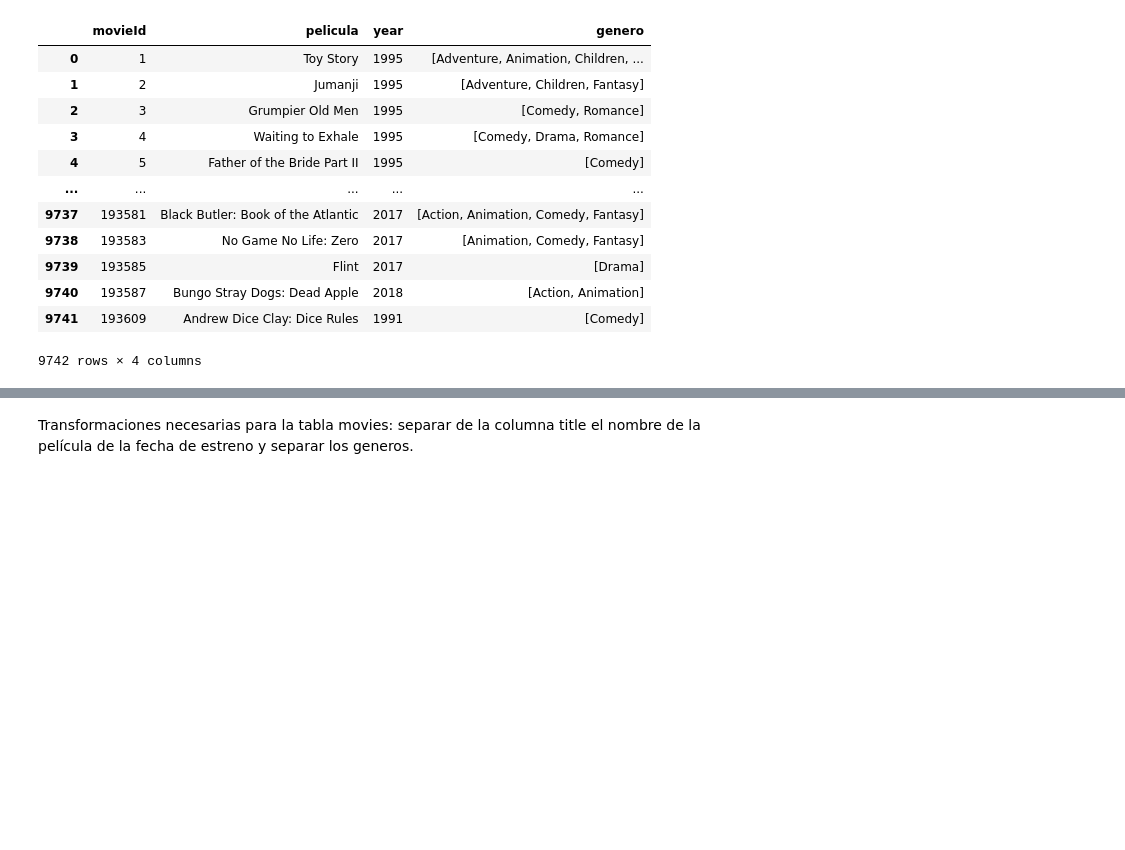
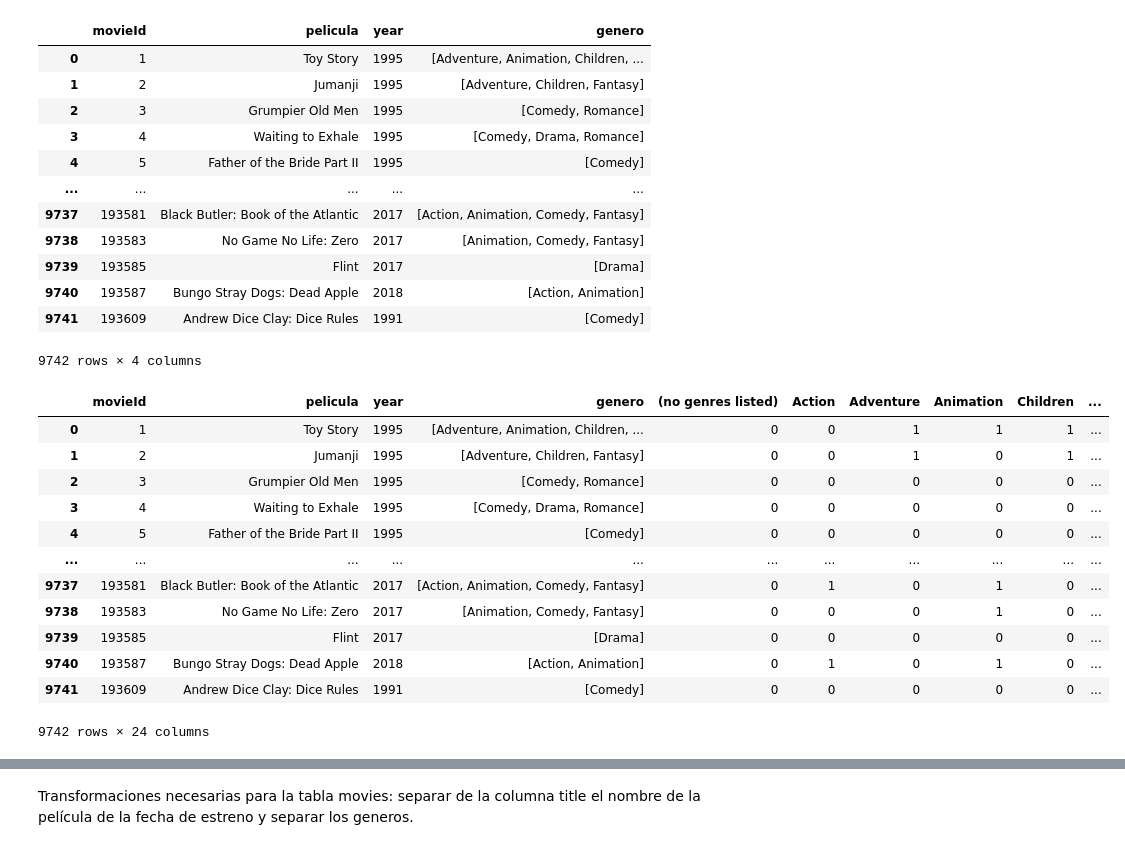
Before and after one commit to JuanCH94/Marketing, a Jupyter notebook: a_exploracion.ipynb, the cells around one changed output, grey strips where cells are left out. Cells and saved outputs as stored; diff of their text form; code cells hidden in the pictures; blank space fills up the shorter version.

Commit message:
Se realiza la separación de generos de la tabla movies

```diff
--- a/a_exploracion.ipynb
+++ b/a_exploracion.ipynb
@@ -9,7 +14,7 @@ import sqlite3 as sql # Interactuar con base de datos SQL usando Python.
 #### CONEXIÓN CON LA BASE DE DATOS
 # %%
 #Establece una conexión a la base de datos SQLite ubicada en "content/db_movies"
-conexion = sql.connect("/content/db_movies")
+conexion = sql.connect("/content/drive/MyDrive/marketing/Marketing/Marketing/data/db_movies")
 
 # Crear un cursor a partir de la conexión, que permita ejecutar comando SQL sobre la base de datos.
 cur = conexion.cursor()
@@ -98,6 +103,37 @@ display(df_movies)
 | 9740 | 193587 | Bungo Stray Dogs: Dead Apple | 2018 | [Action, Animation] |
 | 9741 | 193609 | Andrew Dice Clay: Dice Rules | 1991 | [Comedy] |
 9742 rows × 4 columns
+# %%
+from sklearn.preprocessing import MultiLabelBinarizer
+
+# Creamos el binarizador que convertirá las listas de géneros en columnas con 0 y 1
+mlb = MultiLabelBinarizer()
+
+# Aplicamos el binarizador a la columna 'genero' que contiene listas
+generos_bin = mlb.fit_transform(df_movies['genero'])
+
+# Creamos un nuevo DataFrame con esa matriz y ponemos como nombres de columna los géneros encontrados
+df_generos = pd.DataFrame(generos_bin, columns=mlb.classes_)
+
+# Unimos el DataFrame original (df_movies) con el nuevo DataFrame de géneros binarizados
+df_movies = pd.concat([df_movies, df_generos], axis=1)
+
+# DataFrame final con las nuevas columnas ya agregadas
+display(df_movies)
+# %% [output]
+|  | movieId | pelicula | year | genero | (no genres listed) | Action | Adventure | Animation | Children | ... |
+| 0 | 1 | Toy Story | 1995 | [Adventure, Animation, Children, ... | 0 | 0 | 1 | 1 | 1 | ... |
+| 1 | 2 | Jumanji | 1995 | [Adventure, Children, Fantasy] | 0 | 0 | 1 | 0 | 1 | ... |
+| 2 | 3 | Grumpier Old Men | 1995 | [Comedy, Romance] | 0 | 0 | 0 | 0 | 0 | ... |
+| 3 | 4 | Waiting to Exhale | 1995 | [Comedy, Drama, Romance] | 0 | 0 | 0 | 0 | 0 | ... |
+| 4 | 5 | Father of the Bride Part II | 1995 | [Comedy] | 0 | 0 | 0 | 0 | 0 | ... |
+| ... | ... | ... | ... | ... | ... | ... | ... | ... | ... | ... |
+| 9737 | 193581 | Black Butler: Book of the Atlantic | 2017 | [Action, Animation, Comedy, Fantasy] | 0 | 1 | 0 | 1 | 0 | ... |
+| 9738 | 193583 | No Game No Life: Zero | 2017 | [Animation, Comedy, Fantasy] | 0 | 0 | 0 | 1 | 0 | ... |
+| 9739 | 193585 | Flint | 2017 | [Drama] | 0 | 0 | 0 | 0 | 0 | ... |
+| 9740 | 193587 | Bungo Stray Dogs: Dead Apple | 2018 | [Action, Animation] | 0 | 1 | 0 | 1 | 0 | ... |
+| 9741 | 193609 | Andrew Dice Clay: Dice Rules | 1991 | [Comedy] | 0 | 0 | 0 | 0 | 0 | ... |
+9742 rows × 24 columns
 # %%
 
 print(f"la base de datos de movies cuenta con {df_movies.shape[0]} filas y {df_movies.shape[1]} columnas")
```
Also changed, not shown: parts of 13 cells of this notebook.
